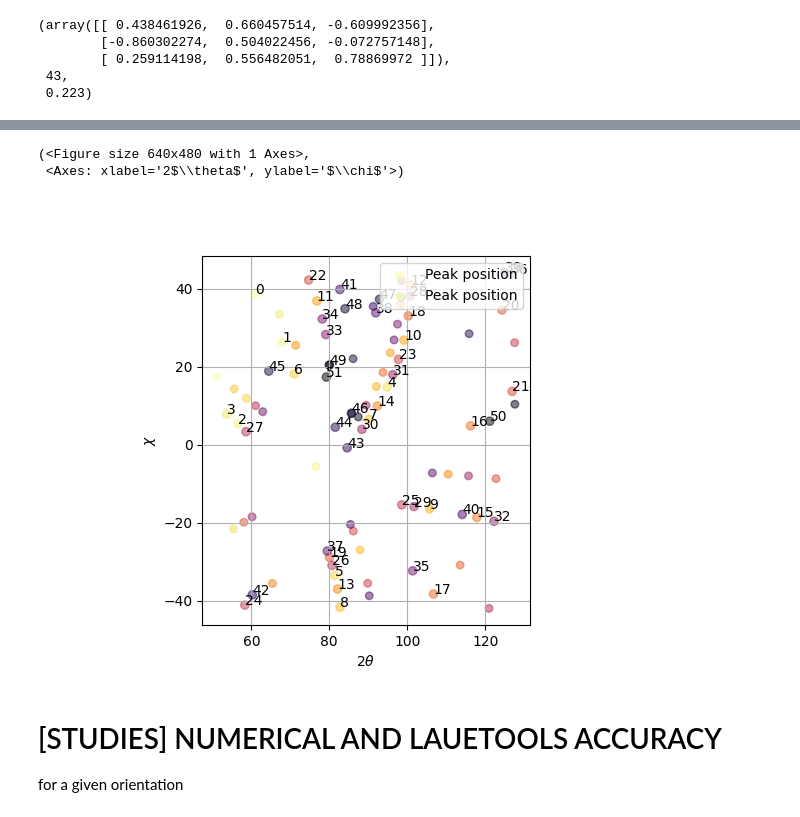
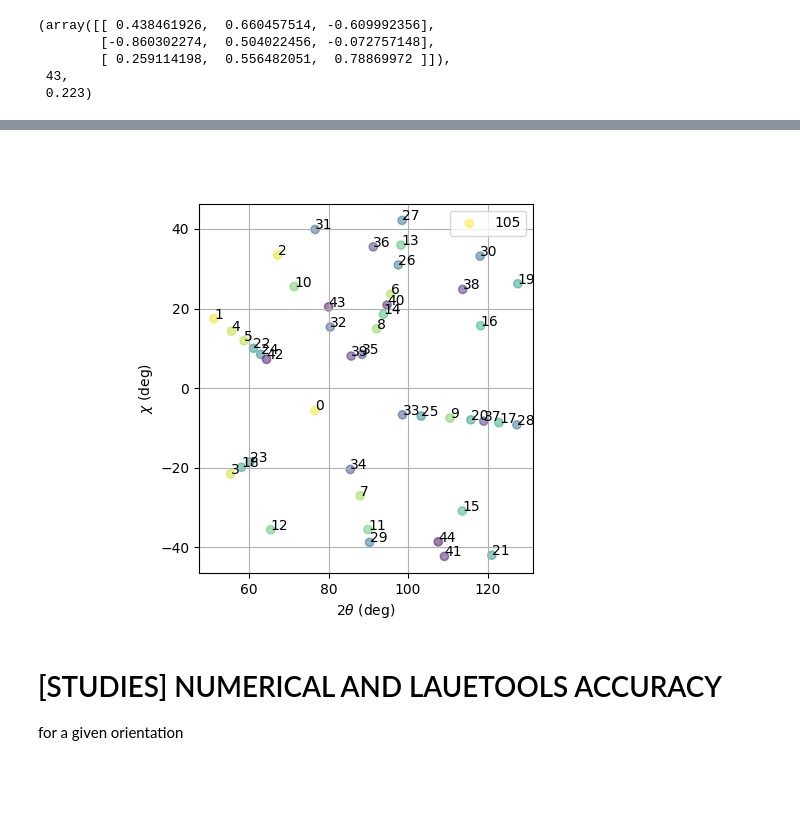
Before and after one commit to BM32ESRF/lauetools, a Jupyter notebook: LaueTools/notebooks/Indexation_MultiProcessing_april2025.ipynb, the cells around one changed output, grey strips where cells are left out. Drawn from its saved outputs; the diff is of its cells as text; code cells hidden in the pictures; blank space fills up the shorter version.

```diff
--- a/LaueTools/notebooks/Indexation_MultiProcessing_april2025.ipynb
+++ b/LaueTools/notebooks/Indexation_MultiProcessing_april2025.ipynb
@@ -159,8 +161,6 @@ if INDEX_COR_FILES_IN_FOLDER:
         print('Creating "fitfilefolder" ...')
         Path.mkdir(fitfilefolder)
 
-    corfilefolder = datfilefolder
-
     #outputfolder = '/data/visitor/blc14894/bm32/20231007/NOBACKUP/'
 
     print('images folder:  \n    =====> %s'%imagefolder)
@@ -632,7 +638,7 @@ if __name__=='__main__':
     # if False, indexing from scratch
     # if 'fromfitfile', refinement of UB matrix found in corresponding .fit file. If refinement is poor then indexing from scratch
     # if elements tuple (nb of matrices, list of UB,0,0)
-    usepreviousUB = (1,[UB218],0,0)
+    usepreviousUB = (1,[UB218],0,0)  # False
 
     # inhibit or not indexing from scratch after having tested previous results
     # True if one wants to catch only 1 grain
@@ -640,12 +646,13 @@ if __name__=='__main__':
     skipindexing = True
 
     # generally True to save permanently results on disk with .fit file
-    writefitfile = True
+    writefitfile = False
 
 
     #-----------set `listfiles` ----------------------------------
     #cor_filelist = [os.path.join(corfilefolder,_file) for _file in os.listdir(corfilefolder) if (_file.startswith("img_") and _file.endswith(".cor"))]
-
+    if usepreviousUB is None:
+        raise ValueError('usepreviousUB can not be None. You meant False')
     # use better Path.glob('*.cor') ...
     cor_filelist = [ff for ff in sorted(corfilefolder.glob('img*.cor'))]
 
@@ -665,6 +672,12 @@ if __name__=='__main__':
     # ---------------------------------------------------------
     #---------END OF user-defined parameters ------------------
     #----------------------------------------------------------
+    # building LUT
+    if mymaterials is not None and key_material in mymaterials:
+        latticeparameters = mymaterials[key_material][1]
+    else:
+        latticeparameters = DictLT.dict_Materials[key_material][1]
+    LUT = IAL.build_AnglesLUT_fromlatticeparameters(latticeparameters, dict_indexrefine['nlutmax'])
 
     nb_corfiles = len(listfiles)
     args_index_refine = zip(listfiles,
@@ -673,6 +686,7 @@ if __name__=='__main__':
                    itertools.repeat(skipindexing),
                             itertools.repeat(False),
                             itertools.repeat(writefitfile),
+                            itertools.repeat(LUT),
                            itertools.repeat(verboselevel))
 
     t4 = time.time()
@@ -735,7 +747,7 @@ Done !
 SAVE_ALLRESULTS_PICKLE = True
 
 saving_folder = corfilefolder
-mystamp = 'G1'
+mystamp = 'G218'
 saving_filename = 'allresults_%s.pickle'%mystamp
 
 
@@ -754,8 +766,10 @@ if SAVE_ALLRESULTS_PICKLE: # SAVE
 if WRITEFILE:
     dict_scan_data = {'maindatafolder':maindatafolder,
                      'subfolderscandata':subfolderscandata,
+                      'imagefolder':imagefolder,
                      'datfilefolder':datfilefolder,
                      'corfilefolder':corfilefolder,
+                      'fitfilefolder':fitfilefolder,
                      'prefixfilename':prefixfilename,
                      'suffix':suffix,
                      'CCDLabel':CCDLabel,
@@ -792,6 +806,7 @@ if WRITEFILE:
     dictresults['allresults']=allresults
     dictresults['dict_scan_data'] = dict_scan_data
     dictresults['dict_index_refine_for_mpi'] = dict_index_refine_for_mpi
+    dictresults['dict_info_collect_mpi'] = dict_info_collect_mpi
     dictresults['dict_results_summary'] = dict_results_summary
     with open(fullpathsaving, 'wb') as f:
         pickle.dump(dictresults, f)
@@ -806,18 +821,26 @@ Last allresults.pickle file was saved at 2025-04-11 19:12:00.790976:
 # %% [markdown]
 ### [LOAD] `allresults` from "allresults" .pickle file
 # %%
-if 0: #LOAD
+if 1: #LOAD
     fullpathsaving = '/data/projects/zndendrites/ma6034/bm32/20240625/RAW_DATA/'
     fullpathsaving += 'sample1_test/sample1_test_sample5-30m-new2-coarse-large/scan0001/'
-    fullpathsaving += 'datfiles_notebook/allresults_G1.pickle'
-    if input('Are you sure to load a previous file and overwrite dictresults?') in ('y','yes','Y','YES','o','O'):
+    fullpathsaving += 'datfiles_notebook/allresults_G218.pickle'
+    if input('Are you sure to load a previous file and overwrite your current dictresults?') in ('y','yes','Y','YES','o','O'):
         with open(fullpathsaving, 'rb') as f:
             dictresults=pickle.load(f)
         allresults = dictresults['allresults']
         dict_scan_data = dictresults['dict_scan_data']
         dict_index_refine_for_mpi= dictresults['dict_index_refine_for_mpi']
+        dict_indexrefine = dict_index_refine_for_mpi['dict_indexrefine']
+        dict_info_collect_mpi = dictresults['dict_info_collect_mpi']
         dict_results_summary = dictresults['dict_results_summary']
         mapdims = dict_scan_data['mapdims']
         corfilefolder = dict_scan_data['corfilefolder']
+        fitfilefolder = dict_scan_data['fitfilefolder']
         depth = dict_index_refine_for_mpi['depth']
         maskindexed2D = dict_results_summary['maskindexed2D']
+        usepreviousUB = dict_info_collect_mpi['usepreviousUB']
+        treatedimages = dict_results_summary['treatedimages']
+        nonindexedimages = dict_results_summary['nonindexedimages']
+        indexedimages = dict_results_summary['indexedimages']
+        Nbindexedimages2D = dict_results_summary['Nbindexedimages2D']
@@ -1164,18 +1151,13 @@ def myPlotPeakPos(filepathdat: str, size: tuple = None, frame:str='pixel', showi
 # %%
-imageindex_1 = 218
-imageindex_2 = 226
+imageindex_1 = 105
 
 filename1 = os.path.join(corfilefolder,'img_%04d.cor'%imageindex_1)
-filename2 = os.path.join(corfilefolder,'img_%04d.cor'%imageindex_2)
+
 from LaueTools.LaueDataResultsPlots import PlotPeakPos
-ff, aa = PlotPeakPos(filename1, frame='angles',showindex=True, alpha=0.5)
+ff, aa = PlotPeakPos(filename1, frame='angles',showindex=True, label=f'image {imageindex_1}',alpha=0.5)
 aa.grid(True)
-
-myPlotPeakPos(filename2, frame='angles',figax=(ff, aa), alpha=0.5)
 # %% [output]
-(<Figure size 640x480 with 1 Axes>,
- <Axes: xlabel='2$\\theta$', ylabel='$\\chi$'>)
-[figure, old version]
+[figure, new version]
 # %% [markdown]
 # [STUDIES] NUMERICAL AND LAUETOOLS ACCURACY
 
```
Also changed, not shown: parts of 29 cells of this notebook.
